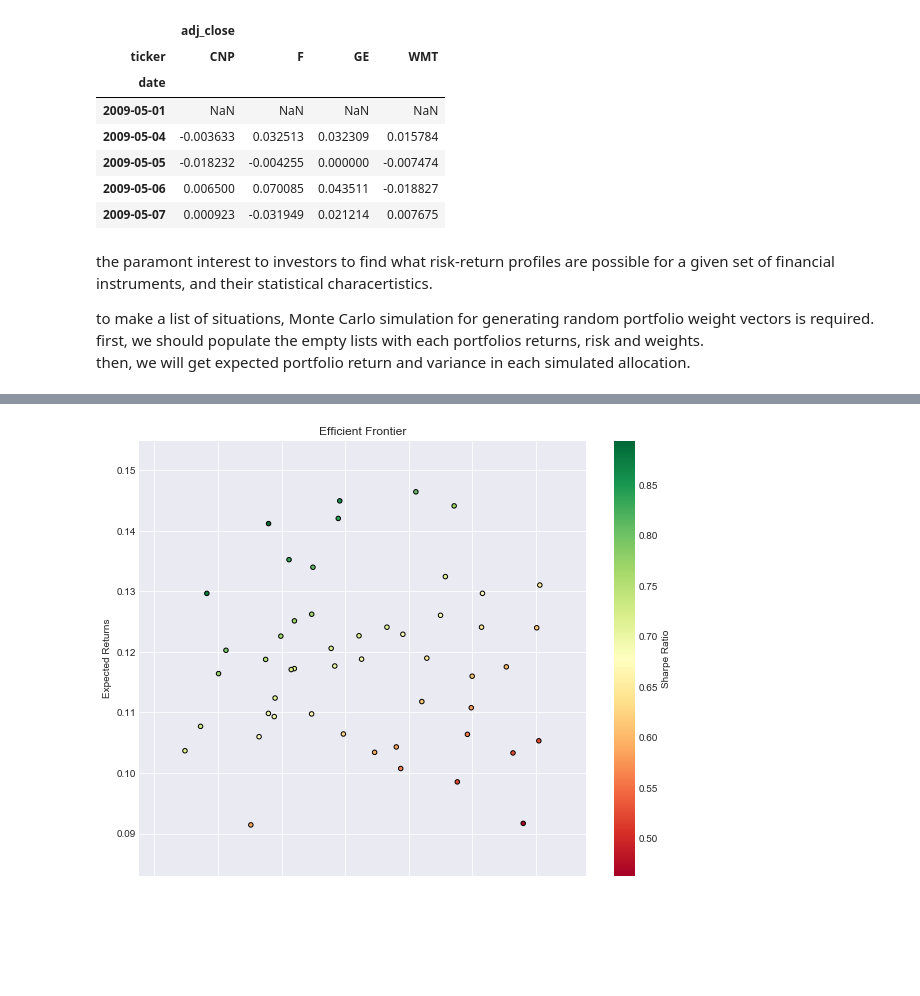
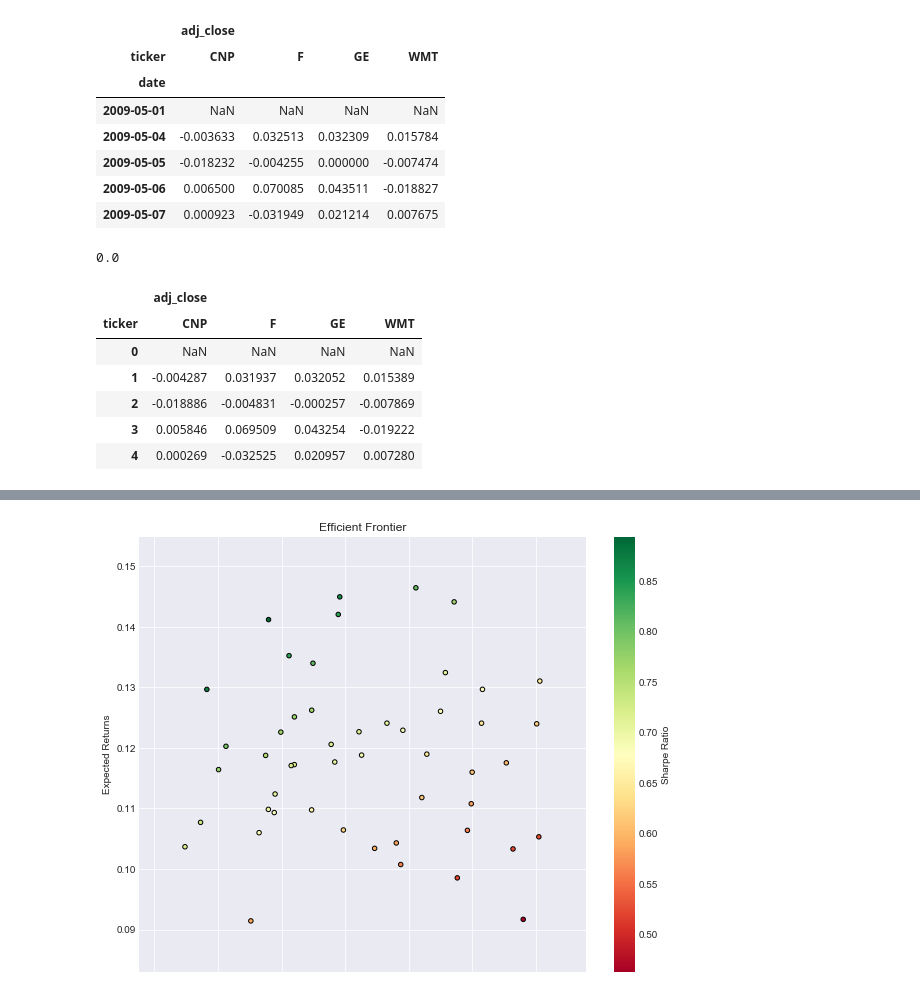
Before and after one commit to janeshin059/Portfolio_optimization, a Jupyter notebook: portfolio optimization.ipynb, the cells around one changed output, grey strips where cells are left out. Saved outputs shown, nothing was run; the diff lists cells and outputs as text; code cells hidden in the pictures; blank space fills up the shorter version.

```diff
--- a/portfolio optimization.ipynb
+++ b/portfolio optimization.ipynb
@@ -17,7 +17,7 @@ import os
 import datetime as dt
 import quandl
 
-quandl.ApiConfig.api_key = 'YOUR_API_KEY'
+quandl.ApiConfig.api_key = 'RnbjVbHE64Ds4TvB51sq'
 tickers = ['CNP', 'F', 'WMT', 'GE']
 ## change tickers
 data = quandl.get_table('WIKI/PRICES', ticker = tickers,
@@ -38,21 +38,3 @@ table.head(5)
 | 2009-05-07 | 7.279861 | 4.776529 | 10.624438 | 40.230424 |
 # %% [markdown]
 #### can also use the below code box to import tickers from wiki.
-# %%
-# import tickers from Wikipedia
-
-import pickle
-import requests
-import bs4 as bs
-import lxml
-
-web_add = 'http://en.wikipedia.org/wiki/List_of_S%26P_500_companies'
-request = requests.get(web_add)
-soup = bs.BeautifulSoup(request.text,'html.parser')
-table = soup.find('table',{'class': 'wikitable sortable'})
-##download
-
-tickers = []
-for row in table.findAll('tr')[1:]:
-    ticker = row.findAll('td')[0].text
-    tickers.append(ticker[:-1])
@@ -68,6 +75,9 @@ import copy
 # calculate daily and annual returns of the stocks
 returns_daily = table.pct_change()
 returns_annual = returns_daily.mean( ) * 250
+
+n_returns_daily = pd.DataFrame(returns_daily)
+
 
 
 df2 = pd.DataFrame(np.round(np.random.randn(2241, 4), 2),columns = [['adj_close','adj_close','adj_close','adj_close'],
@@ -89,10 +99,11 @@ def volatility(weights):
     return  np.sqrt(np.dot(weights.T, np.dot (cov_annual, weights)))
 
 def kurtosis(weights):
-    return  np.dot(weights.T,(n_returns_daily.sub(df2).fillna(0)**4).T).sum() / len(tickers)
+    return  np.dot(weights.T,(n_returns_daily.reset_index(drop=True).sub(df2).fillna(0)**4).T).sum() / len(tickers)
 
 def skewness(weights):
-    return np.dot(weights.T,(n_returns_daily.sub(df2).fillna(0)**3).T).sum() / len(tickers)
+    return np.dot(weights.T,(n_returns_daily.reset_index(drop=True).sub(df2).fillna(0)**3).T).sum() / len(tickers)
+
 
 
 
@@ -146,9 +155,17 @@ returns_daily.head()
 | 2009-05-05 | -0.018232 | -0.004255 | 0.000000 | -0.007474 |
 | 2009-05-06 | 0.006500 | 0.070085 | 0.043511 | -0.018827 |
 | 2009-05-07 | 0.000923 | -0.031949 | 0.021214 | 0.007675 |
-# %% [markdown]
-the paramont interest to investors to find what risk-return profiles are possible for a given set of financial instruments, and their statistical characertistics.
-
-to make a list of situations, Monte Carlo simulation for generating random portfolio weight vectors is required.
-first, we should populate the empty lists with each portfolios returns, risk and weights.
-then, we will get expected portfolio return and variance in each simulated allocation.
+# %%
+np.dot(weights.T,(n_returns_daily.sub(df2).fillna(0)**3).T).sum() / len(tickers)
+# %% [output]
+0.0
+# %%
+n_returns_daily.reset_index(drop=True).sub(df2).head()
+# %% [output]
+|  | adj_close |  |  |  |
+| ticker | CNP | F | GE | WMT |
+| 0 | NaN | NaN | NaN | NaN |
+| 1 | -0.004287 | 0.031937 | 0.032052 | 0.015389 |
+| 2 | -0.018886 | -0.004831 | -0.000257 | -0.007869 |
+| 3 | 0.005846 | 0.069509 | 0.043254 | -0.019222 |
+| 4 | 0.000269 | -0.032525 | 0.020957 | 0.007280 |
```
Also changed, not shown: parts of 16 cells of this notebook.
